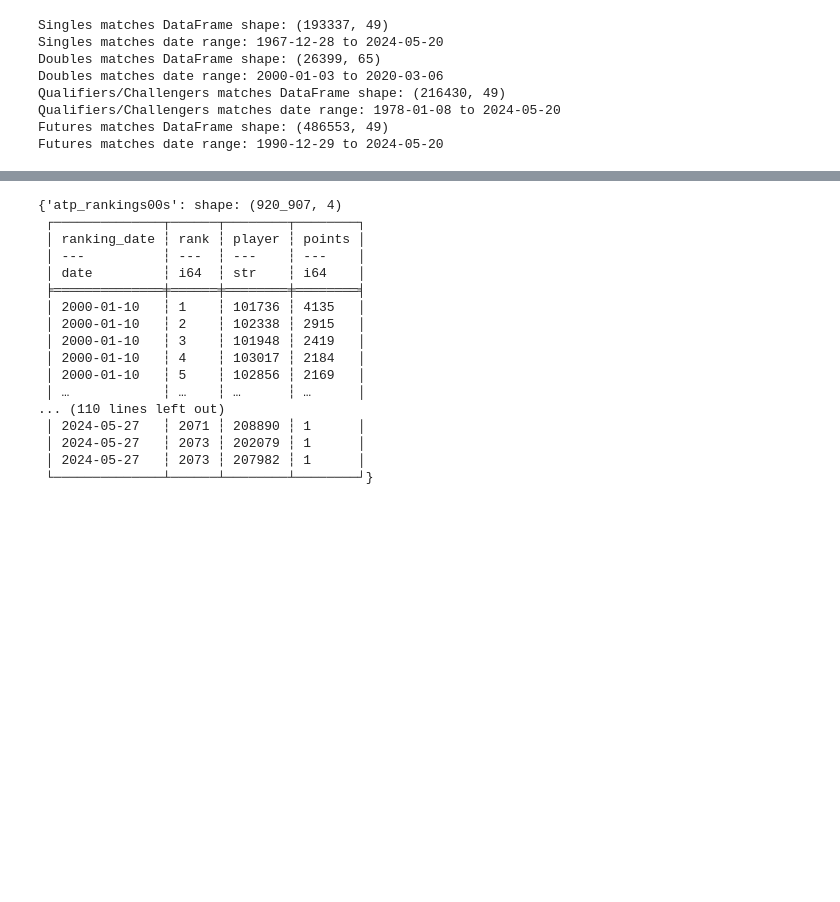
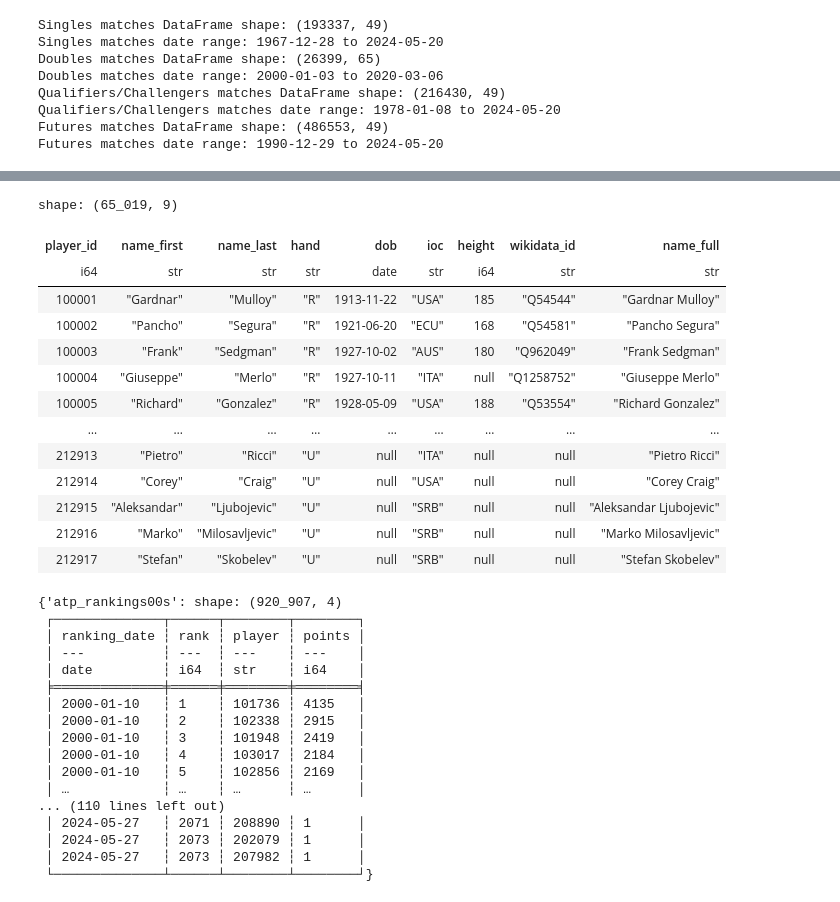
Before and after one commit to lebondon/Tennis_data_study, a Jupyter notebook: aggregation.ipynb, the cells around one changed output, grey strips where cells are left out. Saved outputs shown, nothing was run; the diff lists cells and outputs as text; code cells hidden in the pictures; blank space fills up the shorter version.

```diff
--- a/aggregation.ipynb
+++ b/aggregation.ipynb
@@ -161,3 +162,31 @@ shape: (65_019, 9)
+# %%
+players = players.with_columns(
+    pl.concat_str(["name_first", "name_last"], separator=" ").alias("name_full")
+)
+
+players = players.with_columns(pl.col('dob').cast(pl.String, strict=False).alias('dob'))
+
+players = players.with_columns(
+                    pl.col('dob')
+                    .str.to_date(format='%Y%m%d',strict=False)
+                    .alias('dob')
+                    )
+players
+# %% [output]
+shape: (65_019, 9)
+| player_id | name_first | name_last | hand | dob | ioc | height | wikidata_id | name_full |
+| i64 | str | str | str | date | str | i64 | str | str |
+| 100001 | "Gardnar" | "Mulloy" | "R" | 1913-11-22 | "USA" | 185 | "Q54544" | "Gardnar Mulloy" |
+| 100002 | "Pancho" | "Segura" | "R" | 1921-06-20 | "ECU" | 168 | "Q54581" | "Pancho Segura" |
+| 100003 | "Frank" | "Sedgman" | "R" | 1927-10-02 | "AUS" | 180 | "Q962049" | "Frank Sedgman" |
+| 100004 | "Giuseppe" | "Merlo" | "R" | 1927-10-11 | "ITA" | null | "Q1258752" | "Giuseppe Merlo" |
+| 100005 | "Richard" | "Gonzalez" | "R" | 1928-05-09 | "USA" | 188 | "Q53554" | "Richard Gonzalez" |
+| … | … | … | … | … | … | … | … | … |
+| 212913 | "Pietro" | "Ricci" | "U" | null | "ITA" | null | null | "Pietro Ricci" |
+| 212914 | "Corey" | "Craig" | "U" | null | "USA" | null | null | "Corey Craig" |
+| 212915 | "Aleksandar" | "Ljubojevic" | "U" | null | "SRB" | null | null | "Aleksandar Ljubojevic" |
+| 212916 | "Marko" | "Milosavljevic" | "U" | null | "SRB" | null | null | "Marko Milosavljevic" |
+| 212917 | "Stefan" | "Skobelev" | "U" | null | "SRB" | null | null | "Stefan Skobelev" |
 # %%
 players.write_parquet(file="aggregated_matches/players.parquet",compression="zstd")
 # %%
```
Also changed, not shown: parts of 3 cells of this notebook, 1 other file.
